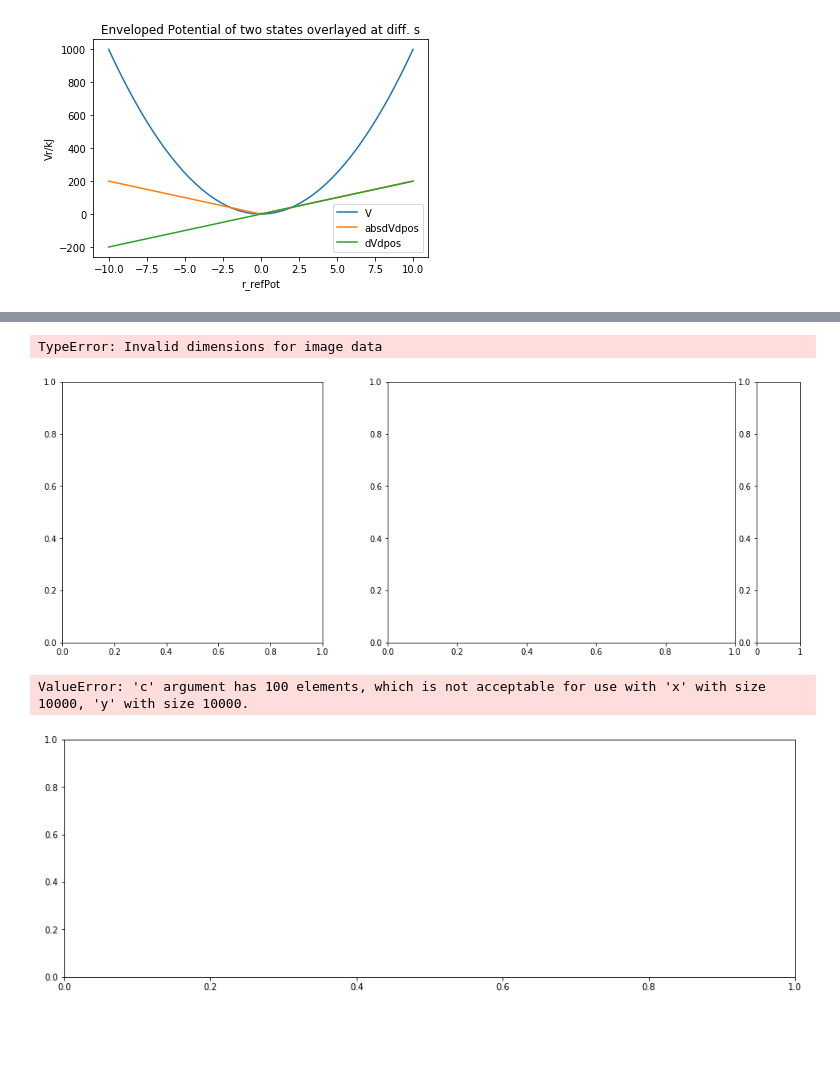
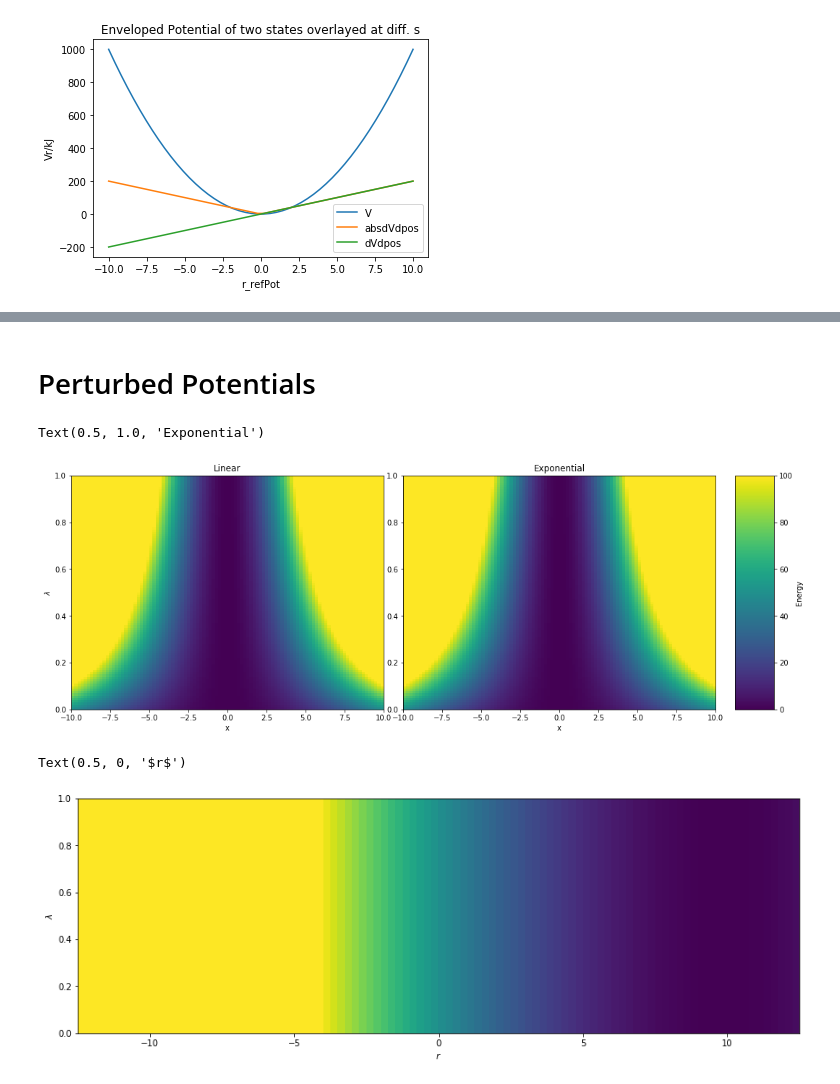
Before and after one commit to dfhahn/ConveyorBelt, a Jupyter notebook: examples/examplePotential1D.ipynb, the cells around one changed output, grey strips where cells are left out. Saved outputs shown, nothing was run; the diff lists cells and outputs as text; code cells hidden in the pictures; blank space fills up the shorter version.

Commit message:
examplePotentialD works again

```diff
--- a/examples/examplePotential1D.ipynb
+++ b/examples/examplePotential1D.ipynb
@@ -36,3 +62,5 @@ plt.show()
+# %% [markdown]
+# Perturbed Potentials
 # %%
 from mpl_toolkits.mplot3d import Axes3D
 from matplotlib import cm
@@ -47,26 +75,30 @@ pot_exp_strech = expCoupledHosc(ha=harmonicOsc1D(fc=1.0, x_shift=0.0), hb=harmon
 # %%
 x=np.linspace(-10, 10, 100)
 lam=np.linspace(0,1,100)
-xx, ll = np.meshgrid(x, lam)
 
-energy_map = []
+energy_map_lin = []
+energy_map_exp = []
+
 for y in lam:
     pot_lin_strech.set_lam(y)
-    row = pot_lin_strech.ene([pos for pos in x])
-    energy_map.append(row)
+    pot_exp_strech.set_lam(y)
+
+    energy_map_lin.append(pot_lin_strech.ene(x))
+    energy_map_exp.append( pot_lin_strech.ene(x))
+
+energy_map_lin = np.array(energy_map_lin)
+energy_map_exp = np.array(energy_map_exp)
 # %%
 fig = plt.figure(figsize=(15,5))
 ax1 = fig.add_axes([0.05, 0.05, 0.4, 0.9])
 ax2 = fig.add_axes([0.475, 0.05, 0.4, 0.9])
 ax3 = fig.add_axes([0.9, 0.05, 0.05, 0.9])
 
-surf = ax1.imshow(energy_map, cmap="viridis", interpolation="nearest",
-                 origin='center', extent=[min(x), max(x), min(lam), max(lam)],  vmax=100, vmin=0)
 
-#surf = ax1.imshow(xx, ll, c=list(energy_map), vmin=0, vmax=100, s=40, edgecolors='face')
-#fig.colorbar(surf, aspect=5, label='Energy')
-#ax[1].scatter(xx, ll, c=pot_lin_strech.ene(ll, xx), cmap=cm.viridis, rstride=1, cstride=1,, vmin=0, vmax=200, edgecolors='face')
-#ax2.imshow(xx, ll, c=pot_exp_strech.ene(ll, xx), vmin=0, vmax=100, s=40, edgecolors='face')
+surf = ax1.imshow(energy_map_lin, cmap="viridis", interpolation="nearest",
+                 origin='center', extent=[min(x), max(x), min(lam), max(lam)],  vmax=100, vmin=0, aspect="auto")
+surf = ax2.imshow(energy_map_exp, cmap="viridis", interpolation="nearest",
+                 origin='center', extent=[min(x), max(x), min(lam), max(lam)],  vmax=100, vmin=0, aspect="auto")
 colorbar.Colorbar(ax3, surf, label='Energy')
 for a in [ax1, ax2]:
     a.set_xlim(-10,10)
@@ -76,24 +108,28 @@ ax1.set_ylabel('$\lambda$')
 ax1.set_title('Linear')
 ax2.set_title('Exponential')
 # %% [output]
-TypeError: Invalid dimensions for image data
+Text(0.5, 1.0, 'Exponential')
-[figure, old version]
+[figure, new version]
 # %%
 pot_x_shift=pertHarmonicOsc1D(fc=1.0, alpha=0.0, gamma=10.0)
-x=np.linspace(-2.5, 12.5, 100)
+x=np.linspace(-12.5, 12.5, 100)
 lam=np.linspace(0,1,100)
-xx, ll = np.meshgrid(x, lam)
+#xx, ll = np.meshgrid(x, lam)
+
+energy_map_pot_x_shift = []
+for lamb in lam:
+    pot_x_shift.set_lam(lamb)
+    row = pot_x_shift.ene(list(x))
+    energy_map_pot_x_shift.append(row)
+energy_map_pot_x_shift = np.array(energy_map_pot_x_shift)
+
 fig = plt.figure(figsize=(15,5))
-
-energy_map2 = []
-for x,y in zip(xx, ll):
-    pot_lin_strech.set_lam(y)
-    row = pot_x_shift.ene(list(xx))
-    energy_map2.append(row)
-
-
-surf = fig.gca().scatter(xx, ll, c=energy_map2, cmap=cm.viridis, vmin=0, vmax=50, s=40, edgecolors='face')
+ax = fig.gca()
+surf = ax.imshow(energy_map_pot_x_shift, cmap="viridis", interpolation="nearest",
+             origin='center', extent=[min(x), max(x), min(lam), max(lam)],  vmax=100, vmin=0, aspect="auto" )
+ax.set_ylabel("$\lambda$")
+ax.set_xlabel("$r$")
 # %% [output]
-ValueError: 'c' argument has 100 elements, which is not acceptable for use with 'x' with size 10000, 'y' with size 10000.
+Text(0.5, 0, '$r$')
-[figure, old version]
+[figure, new version]
 # %%
```
Also changed, not shown: parts of 8 cells of this notebook, 9 other files.
